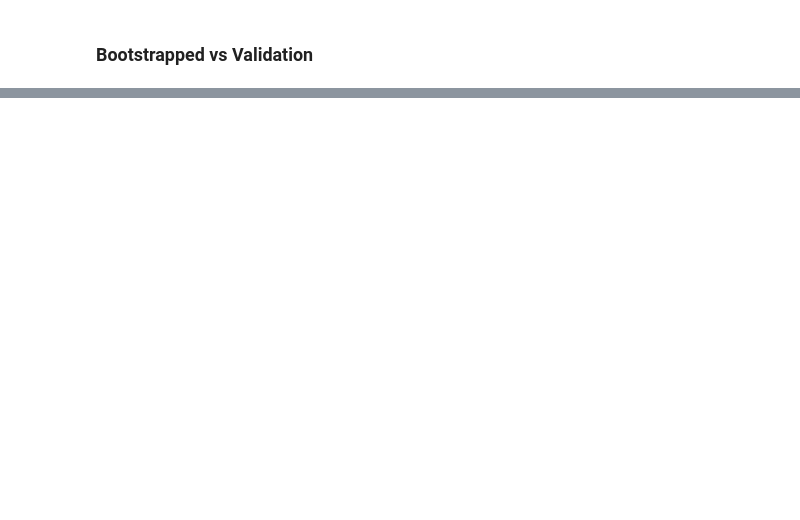
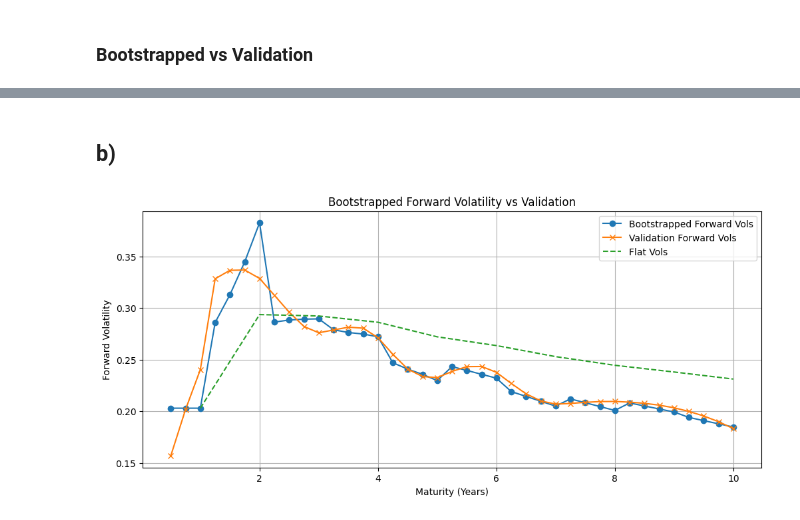
Before and after one commit to y3y-tech/Forward_Volatility_From_SOFR_Cap, a Jupyter notebook: Q1.ipynb, the cells around one changed output, grey strips where cells are left out. Drawn from its saved outputs; the diff is of its cells as text; code cells hidden in the pictures; blank space fills up the shorter version.

```diff
--- a/Q1.ipynb
+++ b/Q1.ipynb
@@ -455,0 +437,15 @@ plt.show()
+# %% [markdown]
+## b)
+# %%
+plt.Figure(figsize=(10, 6))
+plt.plot(forward_vols.index, forward_vols.values, label='Bootstrapped Forward Vols', marker='o')
+plt.plot(curves_validation.index, curves_validation['fwd vols'], label='Validation Forward Vols', marker='x')
+plt.plot(quarterly_vols.index, quarterly_vols.values, label='Flat Vols', linestyle='--')
+plt.xlabel('Maturity (Years)')
+plt.ylabel('Forward Volatility')
+plt.title('Bootstrapped Forward Volatility vs Validation')
+plt.legend()
+plt.grid()
+plt.show()
+# %% [output]
+[figure, added]
```
Also changed, not shown: parts of 15 cells of this notebook, 1 other file.
